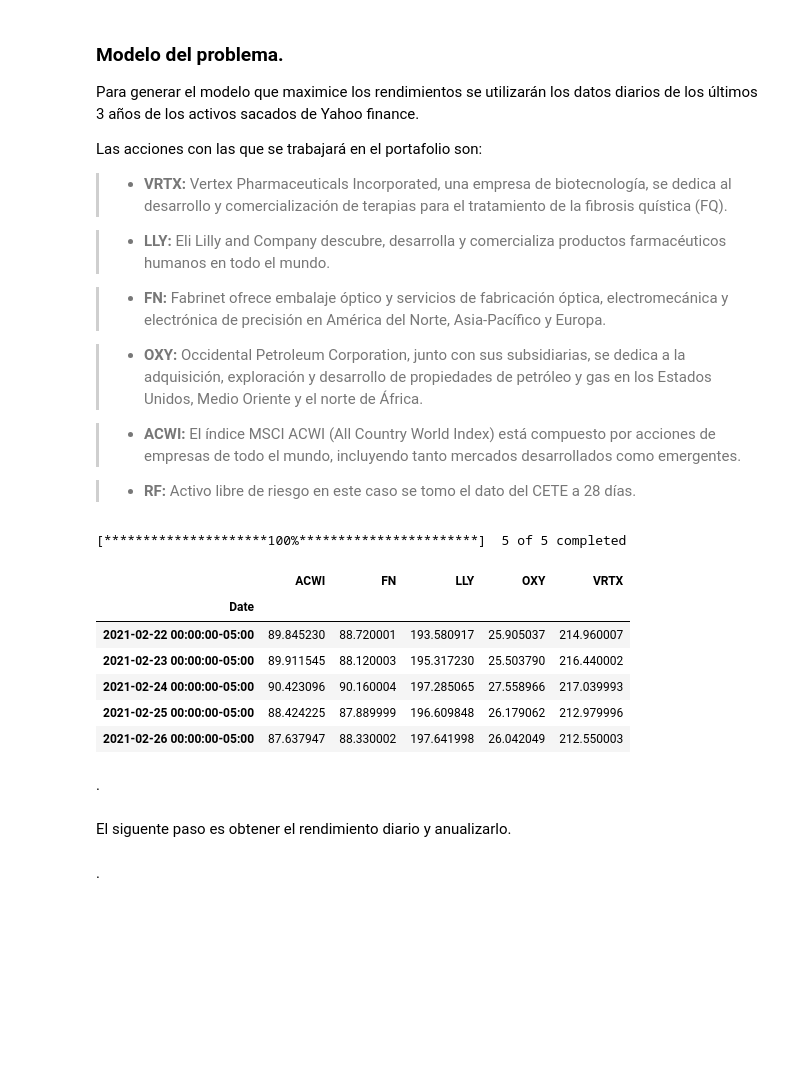
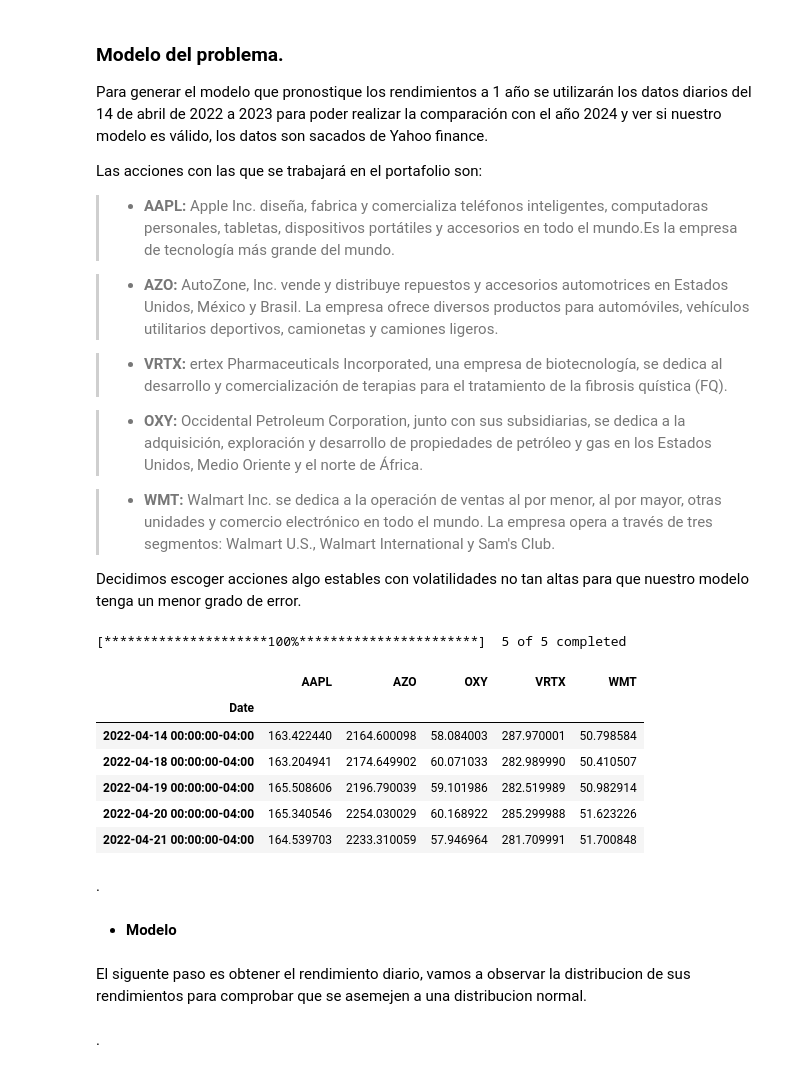
Before and after one commit to NancyWoolrich/Proyecto2-Simulacion, a Jupyter notebook: ProyectoModulo2_RodriguezL_ValenzuelaM_WoolrichN.ipynb, the cells around one changed output. Cells and saved outputs as stored; diff of their text form; code cells hidden in the pictures; blank space fills up the shorter version.

```diff
--- a/ProyectoModulo2_RodriguezL_ValenzuelaM_WoolrichN.ipynb
+++ b/ProyectoModulo2_RodriguezL_ValenzuelaM_WoolrichN.ipynb
@@ -59,26 +61,24 @@ Pronosticar un portaforlio de inversión a un año.
 # %% [markdown]
 ### Modelo del problema.
 
-Para generar el modelo que maximice los rendimientos se utilizarán los datos diarios de los últimos 3 años de los activos sacados de Yahoo finance.
+Para generar el modelo que pronostique los rendimientos a 1 año se utilizarán los datos diarios del 14 de abril de 2022 a 2023 para poder realizar la comparación con el año 2024 y ver si nuestro modelo es válido, los datos son sacados de Yahoo finance.
 
 Las acciones con las que se trabajará en el portafolio son:
 
->- **VRTX:** Vertex Pharmaceuticals Incorporated, una empresa de biotecnología, se dedica al desarrollo y comercialización de terapias para el tratamiento de la fibrosis quística (FQ).
+>- **AAPL:** Apple Inc. diseña, fabrica y comercializa teléfonos inteligentes, computadoras personales, tabletas, dispositivos portátiles y accesorios en todo el mundo.Es la empresa de tecnología más grande del mundo.
+
+>- **AZO:** AutoZone, Inc. vende y distribuye repuestos y accesorios automotrices en Estados Unidos, México y Brasil. La empresa ofrece diversos productos para automóviles, vehículos utilitarios deportivos, camionetas y camiones ligeros.
 
 
->- **LLY:** Eli Lilly and Company descubre, desarrolla y comercializa productos farmacéuticos humanos en todo el mundo.
-
-
->- **FN:** Fabrinet ofrece embalaje óptico y servicios de fabricación óptica, electromecánica y electrónica de precisión en América del Norte, Asia-Pacífico y Europa.
+>- **VRTX:** ertex Pharmaceuticals Incorporated, una empresa de biotecnología, se dedica al desarrollo y comercialización de terapias para el tratamiento de la fibrosis quística (FQ).
 
 
 >- **OXY:** Occidental Petroleum Corporation, junto con sus subsidiarias, se dedica a la adquisición, exploración y desarrollo de propiedades de petróleo y gas en los Estados Unidos, Medio Oriente y el norte de África.
 
 
->- **ACWI:** El índice MSCI ACWI (All Country World Index) está compuesto por acciones de empresas de todo el mundo, incluyendo tanto mercados desarrollados como emergentes.
+>- **WMT:** Walmart Inc. se dedica a la operación de ventas al por menor, al por mayor, otras unidades y comercio electrónico en todo el mundo. La empresa opera a través de tres segmentos: Walmart U.S., Walmart International y Sam's Club.
 
-
->- **RF:** Activo libre de riesgo en este caso se tomo el dato del CETE a 28 días.
+Decidimos escoger acciones algo estables con volatilidades no tan altas para que nuestro modelo tenga un menor grado de error.
 # %%
 import pandas_datareader.data as web
 import yfinance as yf
@@ -104,26 +104,30 @@ def get_adj_closes(tickers,
     closes.sort_index(inplace=True)
     return closes
 # %%
-tickers = ["VRTX", "LLY", "FN", "OXY", "ACWI"]
-start_date = start_date = "2021-02-22"
+tickers = ["AAPL", "AZO", "VRTX", "OXY", "WMT"]
+start_date = "2022-04-14"
+end_date= "2023-04-14"
 closes = get_adj_closes(
     tickers=tickers,
-    start_date=start_date
+    start_date=start_date,
+    end_date=end_date
 )
 closes.head()
 # %% [output]
 [*********************100%***********************]  5 of 5 completed
-|  | ACWI | FN | LLY | OXY | VRTX |
+|  | AAPL | AZO | OXY | VRTX | WMT |
 | Date |  |  |  |  |  |
-| 2021-02-22 00:00:00-05:00 | 89.845230 | 88.720001 | 193.580917 | 25.905037 | 214.960007 |
-| 2021-02-23 00:00:00-05:00 | 89.911545 | 88.120003 | 195.317230 | 25.503790 | 216.440002 |
-| 2021-02-24 00:00:00-05:00 | 90.423096 | 90.160004 | 197.285065 | 27.558966 | 217.039993 |
-| 2021-02-25 00:00:00-05:00 | 88.424225 | 87.889999 | 196.609848 | 26.179062 | 212.979996 |
-| 2021-02-26 00:00:00-05:00 | 87.637947 | 88.330002 | 197.641998 | 26.042049 | 212.550003 |
+| 2022-04-14 00:00:00-04:00 | 163.422440 | 2164.600098 | 58.084003 | 287.970001 | 50.798584 |
+| 2022-04-18 00:00:00-04:00 | 163.204941 | 2174.649902 | 60.071033 | 282.989990 | 50.410507 |
+| 2022-04-19 00:00:00-04:00 | 165.508606 | 2196.790039 | 59.101986 | 282.519989 | 50.982914 |
+| 2022-04-20 00:00:00-04:00 | 165.340546 | 2254.030029 | 60.168922 | 285.299988 | 51.623226 |
+| 2022-04-21 00:00:00-04:00 | 164.539703 | 2233.310059 | 57.946964 | 281.709991 | 51.700848 |
 # %% [markdown]
 .
-# %% [markdown]
-El siguente paso es obtener el rendimiento diario y anualizarlo.
+# %% [markdown]
+- **Modelo**
+# %% [markdown]
+El siguente paso es obtener el rendimiento diario, vamos a observar la distribucion de sus rendimientos para comprobar que se asemejen a una distribucion normal.
 # %% [markdown]
 .
 # %%
```
Also changed, not shown: parts of 19 cells of this notebook.
